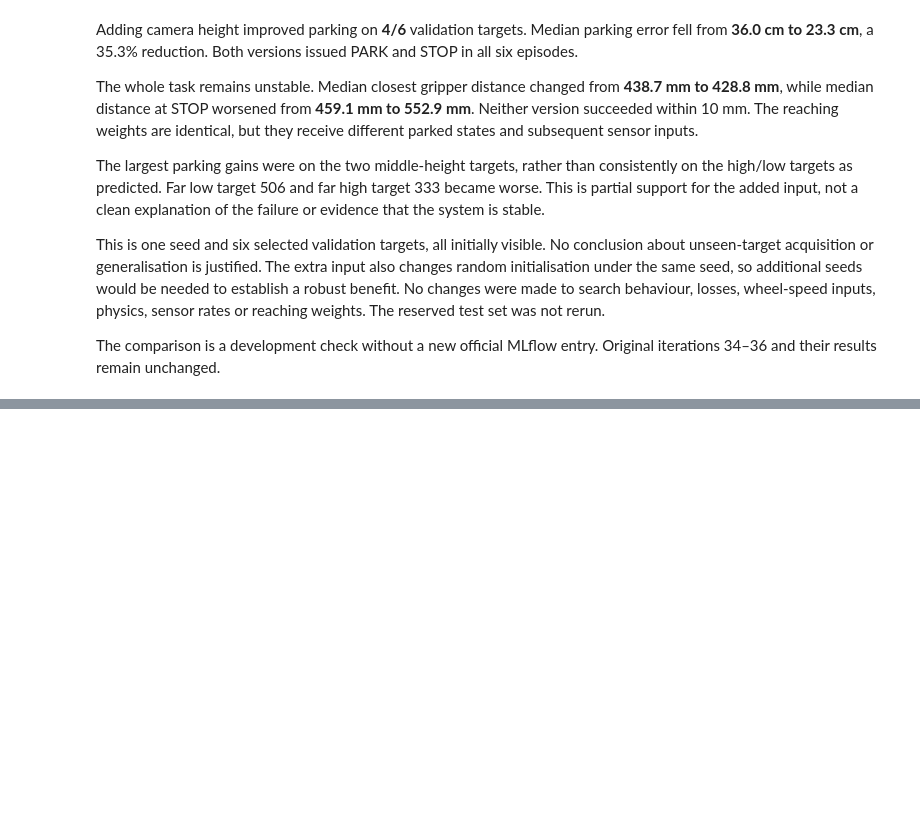
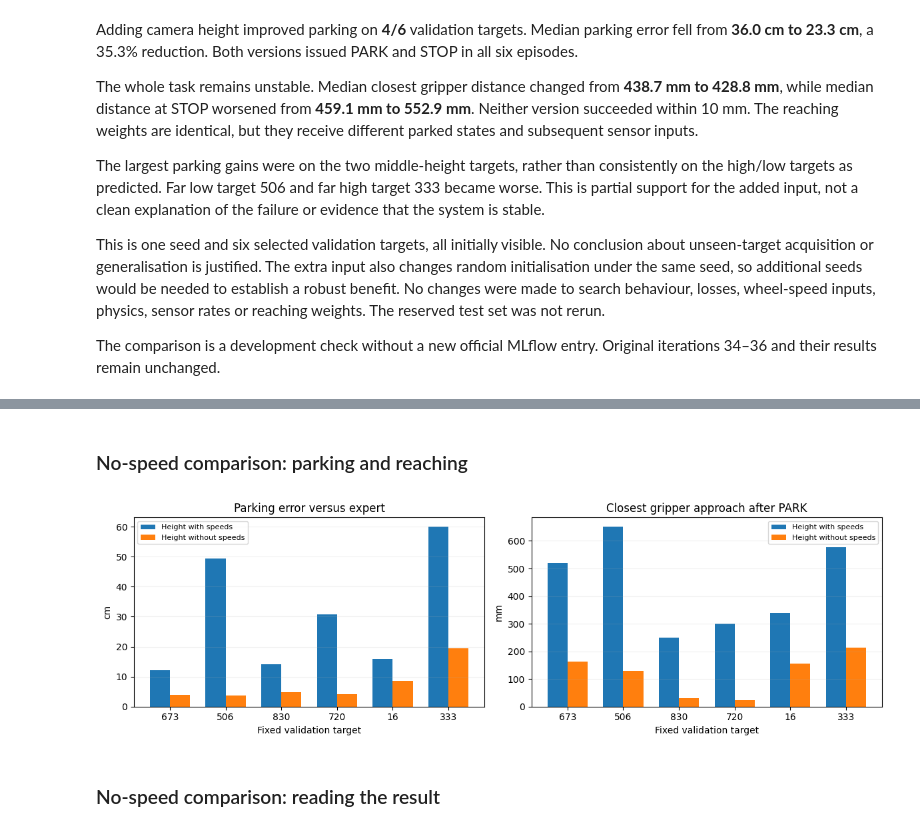
Before and after one commit to NatMota/mlai-vnc, a Jupyter notebook: v2_sensors/driving_v2/golden_dataset.ipynb, the cells around one changed output, grey strips where cells are left out. Drawn from its saved outputs; the diff is of its cells as text; code cells hidden in the pictures; blank space fills up the shorter version.

```diff
--- a/v2_sensors/driving_v2/golden_dataset.ipynb
+++ b/v2_sensors/driving_v2/golden_dataset.ipynb
@@ -551,0 +607,14 @@ The comparison is a development check without a new official MLflow entry. Origi
+# %%
+ns_rows = json.loads((NS/'results/summary.json').read_text())
+ns_results = pd.DataFrame([dict(variant=r['variant'], dot=r['dot'], parked=r['parked'],
+    park_cm=100*r['park_error_vs_expert_m'] if r['parked'] else np.nan,
+    heading_deg=abs(np.degrees(r['park_heading_error_rad'])) if r['park_heading_error_rad'] is not None else np.nan,
+    park_s=r['park_s'], stopped=r['stop_s'] is not None, closest_mm=r['min_mm'],
+    at_stop_mm=r['at_network_stop_mm'], success=r['success']) for r in ns_rows])
+assert len(ns_results)==12 and ns_results.groupby('variant').size().eq(6).all()
+ns_pairs=ns_results.pivot(index='dot',columns='variant',values=['park_cm','heading_deg','closest_mm','at_stop_mm'])
+display(ns_pairs.round(1))
+ns_scores=ns_results.groupby('variant').agg(attempts=('dot','size'),PARK=('parked','sum'),STOP=('stopped','sum'),
+    median_park_cm=('park_cm','median'),median_heading_deg=('heading_deg','median'),
+    median_closest_mm=('closest_mm','median'),median_at_STOP_mm=('at_stop_mm','median'),success_10mm=('success','sum'))
+display(ns_scores.round(2))
@@ -551,0 +635,18 @@ The comparison is a development check without a new official MLflow entry. Origi
+# %% [markdown]
+### No-speed comparison: parking and reaching
+# %%
+fig, axes = plt.subplots(1, 2, figsize=(12, 3.8))
+ns_ids=ns_config['validation_cases']; loc=np.arange(len(ns_ids))
+for shift, variant, label in [(-.18,'baseline','Height with speeds'),(.18,'height_no_speed','Height without speeds')]:
+    d=ns_results[ns_results.variant==variant].set_index('dot').loc[ns_ids]
+    axes[0].bar(loc+shift,d.park_cm,width=.36,label=label)
+    axes[1].bar(loc+shift,d.closest_mm,width=.36,label=label)
+for ax in axes:
+    ax.set_xticks(loc,ns_ids);ax.set_xlabel('Fixed validation target');ax.legend(fontsize=8);ax.grid(axis='y',alpha=.2)
+axes[0].set(title='Parking error versus expert',ylabel='cm')
+axes[1].set(title='Closest gripper approach after PARK',ylabel='mm')
+fig.tight_layout();plt.show()
+# %% [output]
+[figure, added]
+# %% [markdown]
+### No-speed comparison: reading the result
```
Also changed, not shown: parts of 8 cells of this notebook, 33 other files.
